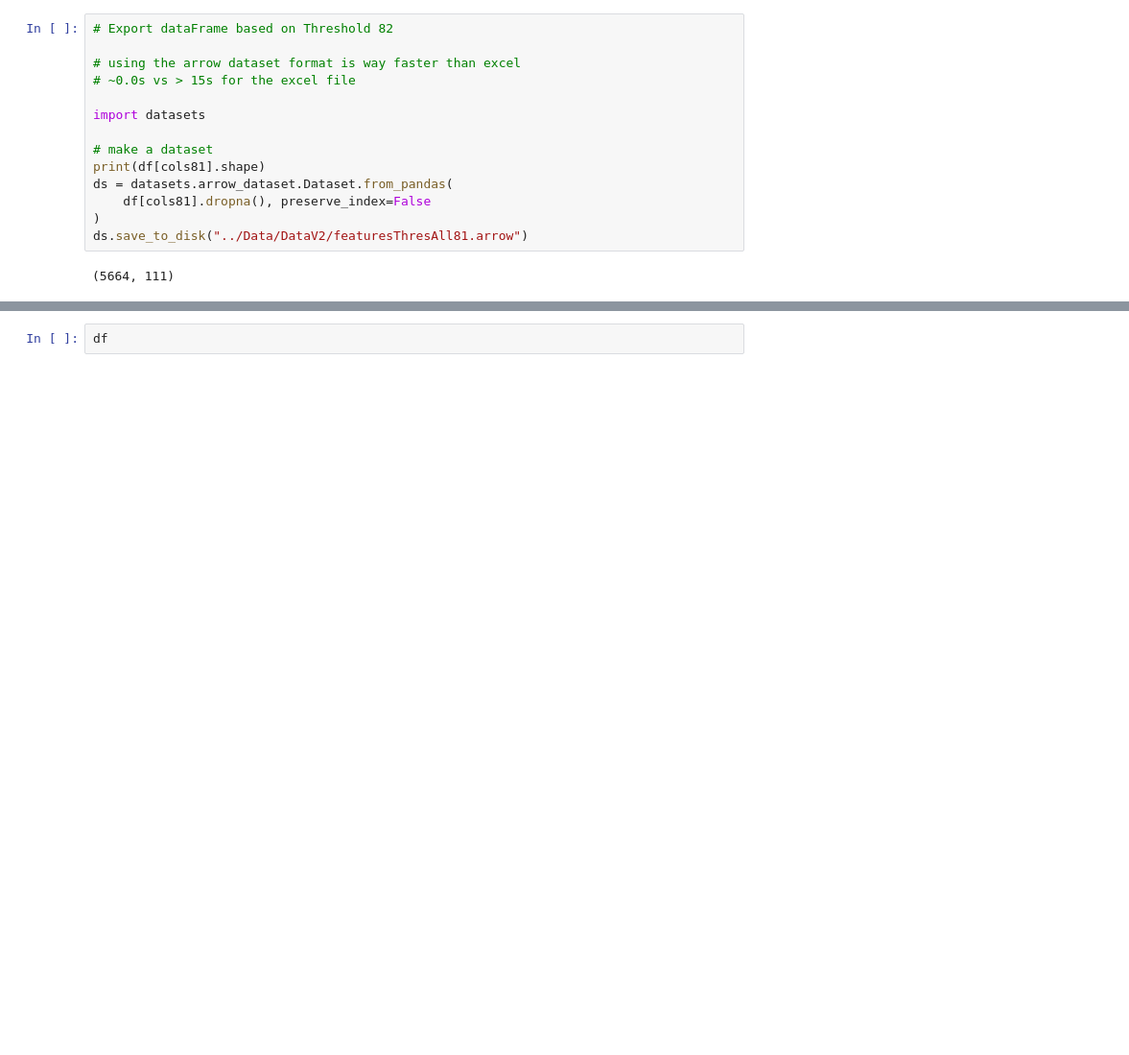
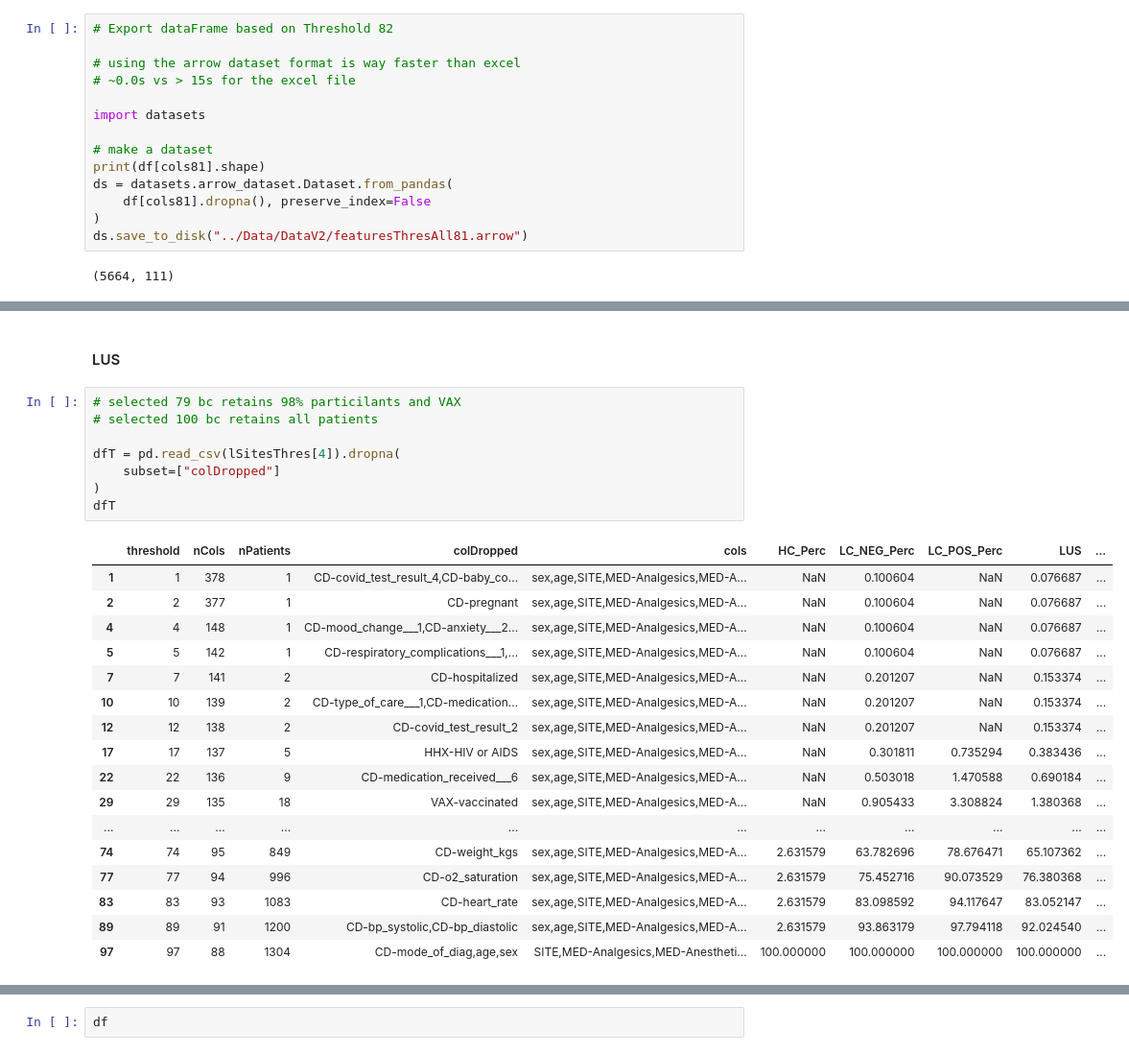
Before and after one commit to davidtweddell/lc_repo, a Jupyter notebook: 01-splicing-data.ipynb, the cells around one changed output, grey strips where cells are left out. Shown at 96% size. Saved outputs shown, nothing was run; the diff lists cells and outputs as text; blank space fills up the shorter version.

```diff
--- a/01-splicing-data.ipynb
+++ b/01-splicing-data.ipynb
@@ -653,0 +1011,28 @@ ds.save_to_disk("../Data/DataV2/featuresThresAll81.arrow")
+# %% [markdown]
+#### LUS
+# %%
+# selected 79 bc retains 98% particilants and VAX
+# selected 100 bc retains all patients
+
+dfT = pd.read_csv(lSitesThres[4]).dropna(
+    subset=["colDropped"]
+)
+dfT
+# %% [output]
+|  | threshold | nCols | nPatients | colDropped | cols | HC_Perc | LC_NEG_Perc | LC_POS_Perc | LUS | ... |
+| 1 | 1 | 378 | 1 | CD-covid_test_result_4,CD-baby_co... | sex,age,SITE,MED-Analgesics,MED-A... | NaN | 0.100604 | NaN | 0.076687 | ... |
+| 2 | 2 | 377 | 1 | CD-pregnant | sex,age,SITE,MED-Analgesics,MED-A... | NaN | 0.100604 | NaN | 0.076687 | ... |
+| 4 | 4 | 148 | 1 | CD-mood_change___1,CD-anxiety___2... | sex,age,SITE,MED-Analgesics,MED-A... | NaN | 0.100604 | NaN | 0.076687 | ... |
+| 5 | 5 | 142 | 1 | CD-respiratory_complications___1,... | sex,age,SITE,MED-Analgesics,MED-A... | NaN | 0.100604 | NaN | 0.076687 | ... |
+| 7 | 7 | 141 | 2 | CD-hospitalized | sex,age,SITE,MED-Analgesics,MED-A... | NaN | 0.201207 | NaN | 0.153374 | ... |
+| 10 | 10 | 139 | 2 | CD-type_of_care___1,CD-medication... | sex,age,SITE,MED-Analgesics,MED-A... | NaN | 0.201207 | NaN | 0.153374 | ... |
+| 12 | 12 | 138 | 2 | CD-covid_test_result_2 | sex,age,SITE,MED-Analgesics,MED-A... | NaN | 0.201207 | NaN | 0.153374 | ... |
+| 17 | 17 | 137 | 5 | HHX-HIV or AIDS | sex,age,SITE,MED-Analgesics,MED-A... | NaN | 0.301811 | 0.735294 | 0.383436 | ... |
+| 22 | 22 | 136 | 9 | CD-medication_received___6 | sex,age,SITE,MED-Analgesics,MED-A... | NaN | 0.503018 | 1.470588 | 0.690184 | ... |
+| 29 | 29 | 135 | 18 | VAX-vaccinated | sex,age,SITE,MED-Analgesics,MED-A... | NaN | 0.905433 | 3.308824 | 1.380368 | ... |
+| ... | ... | ... | ... | ... | ... | ... | ... | ... | ... | ... |
+| 74 | 74 | 95 | 849 | CD-weight_kgs | sex,age,SITE,MED-Analgesics,MED-A... | 2.631579 | 63.782696 | 78.676471 | 65.107362 | ... |
+| 77 | 77 | 94 | 996 | CD-o2_saturation | sex,age,SITE,MED-Analgesics,MED-A... | 2.631579 | 75.452716 | 90.073529 | 76.380368 | ... |
+| 83 | 83 | 93 | 1083 | CD-heart_rate | sex,age,SITE,MED-Analgesics,MED-A... | 2.631579 | 83.098592 | 94.117647 | 83.052147 | ... |
+| 89 | 89 | 91 | 1200 | CD-bp_systolic,CD-bp_diastolic | sex,age,SITE,MED-Analgesics,MED-A... | 2.631579 | 93.863179 | 97.794118 | 92.024540 | ... |
+| 97 | 97 | 88 | 1304 | CD-mode_of_diag,age,sex | SITE,MED-Analgesics,MED-Anestheti... | 100.000000 | 100.000000 | 100.000000 | 100.000000 | ... |
```
Also changed, not shown: parts of 35 cells of this notebook, 22 other files.
